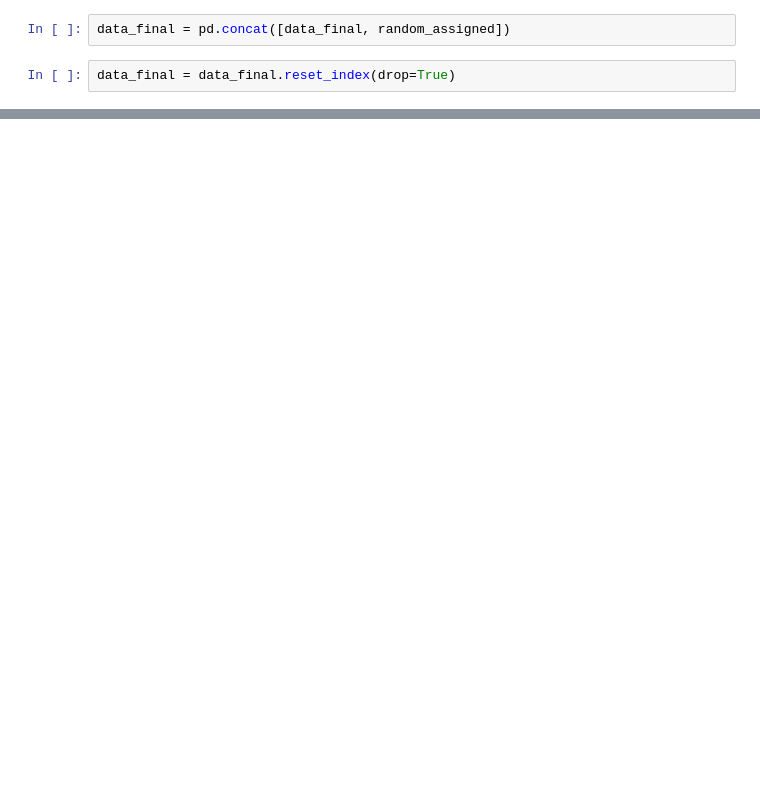
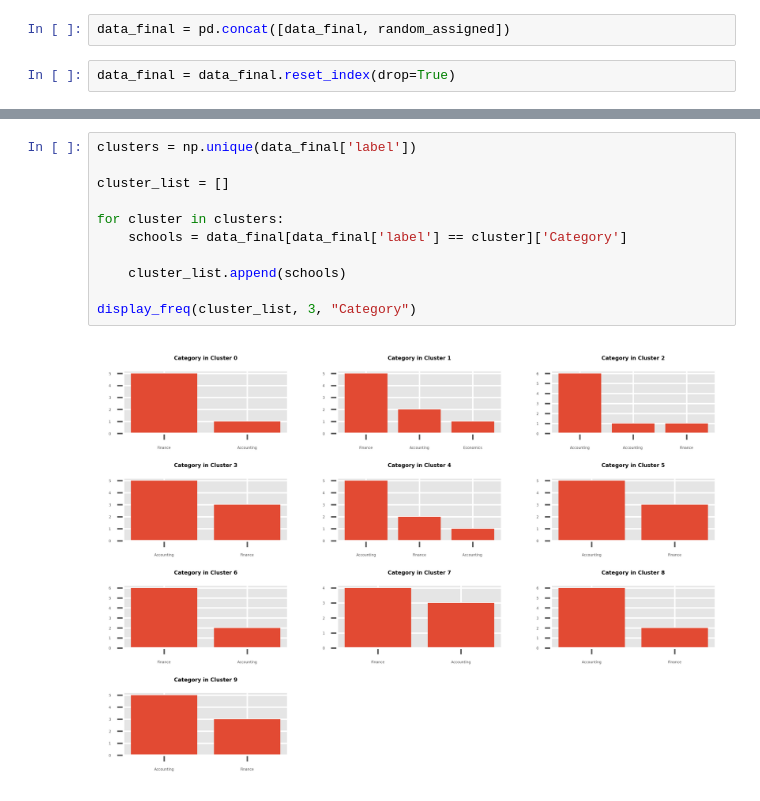
Before and after one commit to alekseyvalouev/usc-dinner-clustering, a Jupyter notebook: clustering.ipynb, the cells around one changed output, grey strips where cells are left out. Drawn from its saved outputs; the diff is of its cells as text; blank space fills up the shorter version.

```diff
--- a/clustering.ipynb
+++ b/clustering.ipynb
@@ -469,0 +434,13 @@ data
+# %%
+clusters = np.unique(data_final['label'])
+
+cluster_list = []
+
+for cluster in clusters:
+    schools = data_final[data_final['label'] == cluster]['Category']
+
+    cluster_list.append(schools)
+
+display_freq(cluster_list, 3, "Category")
+# %% [output]
+[figure, added]
```
Also changed, not shown: parts of 10 cells of this notebook, 1 other file.
